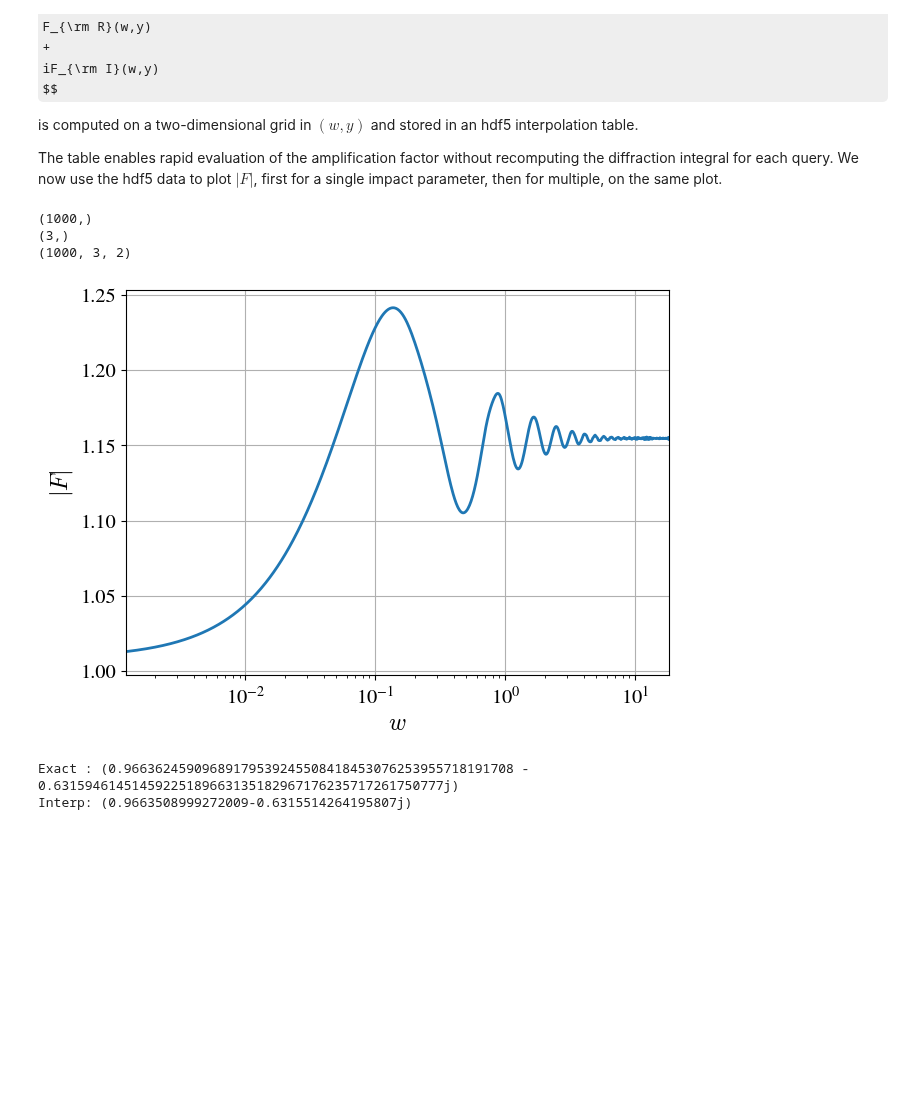
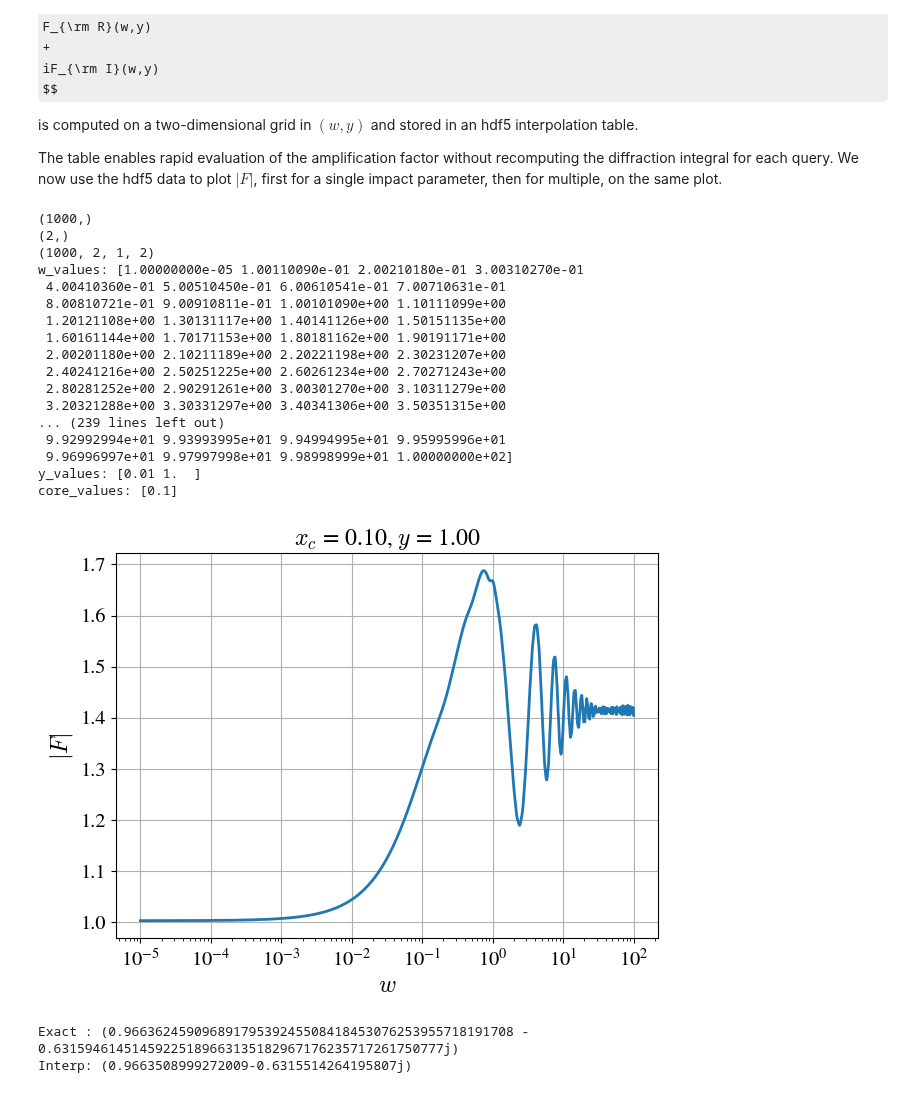
Before and after one commit to hsreekanth15/GWLENS, a Jupyter notebook: examples/cislens.ipynb, the cells around one changed output. Drawn from its saved outputs; the diff is of its cells as text; code cells hidden in the pictures; some formulas as TeX source; blank space fills up the shorter version.

```diff
--- a/examples/cislens.ipynb
+++ b/examples/cislens.ipynb
@@ -125,57 +125,80 @@ import h5py
 import numpy as np
 import matplotlib.pyplot as plt
 from scipy.interpolate import interp1d
+import os
 
-file = "/home/ansalk/GWLENS/outdir/interpolation/result_cis.hdf5"
+#create a new hdf5 file and then give its path here!
+lens_folder = "/work/sreekanth/codes/gwlens_test_dir_old/cis"
+file = os.path.join(lens_folder, "outdir/interpolation/result_cis.hdf5")
 
 with h5py.File(file, "r") as f:
     w_values = f["w_values"][:]
     y_values = f["y_values"][:]
+    core_values = f["core_values"][:]
     data = f["results"][:]
 
 print(w_values.shape)      # (1000,)
 print(y_values.shape)      # (1,)
 print(data.shape)          # (1000,1,2)
 
+print("w_values:", w_values)
+print("y_values:", y_values)
+print("core_values:", core_values)
 # Extract the only y slice
-real = data[:, 0, 0]
-imag = data[:, 0, 1]
+real = data[:, 1,0 ,0]
+imag = data[:, 1,0 ,1]
 
 # 1D interpolation
 real_interp = interp1d(
     w_values,
     real,
     kind="cubic",
     bounds_error=False,
     fill_value="extrapolate"
 )
 
 imag_interp = interp1d(
     w_values,
     imag,
     kind="cubic",
     bounds_error=False,
     fill_value="extrapolate"
 )
 
 # Evaluate
 w = np.logspace(np.log10(w_values[0]), np.log10(w_values[-1]), 1000)
 
 F = real_interp(w) + 1j*imag_interp(w)
 
 plt.figure(figsize=(7,5))
 plt.plot(w, np.abs(F), lw=2)
+plt.title(f"$x_c$ = {core_values[0]:.2f}, $y$ = {y_values[1]:.2f}")
 plt.xscale("log")
 plt.xlabel(r"$w$")
-plt.xlim([w[180], w[-125]])
+#plt.xlim([w[180], w[-125]])
 plt.ylabel(r"$|F|$")
 plt.grid(True)
+plt.savefig(f"{lens_folder}/cis_interp_xc_{core_values[0]:.2f}_y_{y_values[1]:.2f}.png", dpi=300)
 plt.show()
 # %% [output]
 (1000,)
-(3,)
-(1000, 3, 2)
+(2,)
+(1000, 2, 1, 2)
+w_values: [1.00000000e-05 1.00110090e-01 2.00210180e-01 3.00310270e-01
+ 4.00410360e-01 5.00510450e-01 6.00610541e-01 7.00710631e-01
+ 8.00810721e-01 9.00910811e-01 1.00101090e+00 1.10111099e+00
+ 1.20121108e+00 1.30131117e+00 1.40141126e+00 1.50151135e+00
+ 1.60161144e+00 1.70171153e+00 1.80181162e+00 1.90191171e+00
+ 2.00201180e+00 2.10211189e+00 2.20221198e+00 2.30231207e+00
+ 2.40241216e+00 2.50251225e+00 2.60261234e+00 2.70271243e+00
+ 2.80281252e+00 2.90291261e+00 3.00301270e+00 3.10311279e+00
+ 3.20321288e+00 3.30331297e+00 3.40341306e+00 3.50351315e+00
+... (239 lines left out)
+ 9.92992994e+01 9.93993995e+01 9.94994995e+01 9.95995996e+01
+ 9.96996997e+01 9.97997998e+01 9.98998999e+01 1.00000000e+02]
+y_values: [0.01 1.  ]
+core_values: [0.1]
-[figure, old version]
+[figure, new version]
 # %%
 from gwlens.lens.cis import CISAmplification
 
```
Also changed, not shown: 2 other files.
